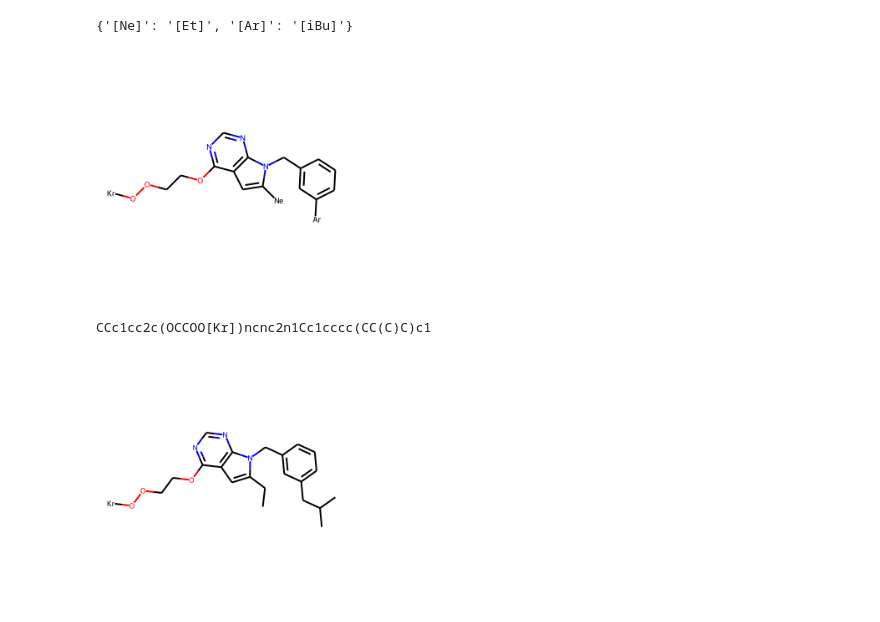
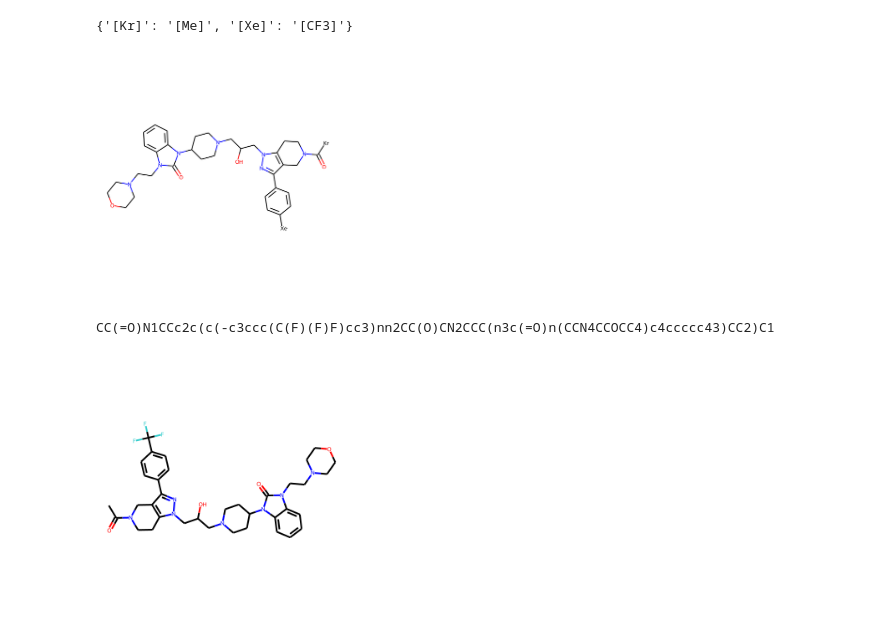
Before and after one commit to thomas0809/MolScribe, a Jupyter notebook: notebook/R_group_canonicalization.ipynb, the cells around one changed output. Drawn from its saved outputs; the diff is of its cells as text; code cells hidden in the pictures.

```diff
--- a/notebook/R_group_canonicalization.ipynb
+++ b/notebook/R_group_canonicalization.ipynb
@@ -70,8 +70,10 @@ reverse_substitutions = {
 # %%
 R_groups = ["[R]", "[R1]", "[R2]", "[R3]", "[R4]", "[R5]"]
 placeholder_atoms = ["[Ne]", "[Ar]", "[Kr]", "[Xe]", "[Rn]", "[Nd]", "[Yb]", "[At]", "[Fm]", "[Er]"]
+placeholder_atoms = ["[Kr]", "[Xe]", "[Rn]", "[Nd]", "[Yb]", "[At]", "[Fm]", "[Er]"]  # test
 # %%
 extracted_smi = "[R1]OOCCOC1=NC=NC2=C1C=C([Et])N2CC1C=C([iBu])C=CC=1"
+extracted_smi = "C([Me])(N1CC2C(C3C=CC([CF3])=CC=3)=NN(CC(O)CN3CCC(N4C(=O)N(CCN5CCOCC5)C5C=CC=CC4=5)CC3)C=2CC1)=O"
 sub_smi = extracted_smi
 
 i = 0
@@ -88,44 +90,46 @@ for r in R_groups:
     sub_smi = sub_smi.replace(r, placeholder_atom)        # no mapping needed for R groups
 
 m = Chem.MolFromSmiles(sub_smi)
-img = Draw.MolsToGridImage([m], subImgSize=(300, 300))
+img = Draw.MolsToGridImage([m], subImgSize=(600, 600))
 print(mappings)
 display(img)
 # %% [output]
-{'[Ne]': '[Et]', '[Ar]': '[iBu]'}
+{'[Kr]': '[Me]', '[Xe]': '[CF3]'}
-[figure, old version]
+[figure, new version]
 # %%
 mw = Chem.RWMol(m)     # convert to editable molecule
+for i, atom in enumerate(mw.GetAtoms()):
+
 
 for placeholder_atom, node in mappings.items():
     for i, atom in enumerate(mw.GetAtoms()):
         symbol = f"[{atom.GetSymbol()}]"
         if symbol == placeholder_atom:
             bond = atom.GetBonds()[0]                      # assuming R is singly bonded to the other atom
             adjacent_idx = bond.GetOtherAtomIdx(i)         # getting the idx of the other atom
             mw.RemoveAtom(i)
 
             adjacent_atom = mw.GetAtomWithIdx(adjacent_idx)
             adjacent_atom.SetNumRadicalElectrons(1)
 
             sub_smi = mappings[symbol]
             mR = Chem.MolFromSmiles(reverse_substitutions[sub_smi])
             combo = Chem.CombineMols(mw, mR)               # combine two subgraphs into a single graph
 
             bonding_atoms = []
             for j, new_atom in enumerate(combo.GetAtoms()):
                 if new_atom.GetNumRadicalElectrons() == 1:
                     new_atom.SetNumRadicalElectrons(0)     # reset radical electrons
                     bonding_atoms.append(j)
             assert len(bonding_atoms) == 2, bonding_atoms
 
             mw = Chem.RWMol(combo)
             mw.AddBond(bonding_atoms[0], bonding_atoms[1], order=Chem.rdchem.BondType.SINGLE)
             break
 
 img = Draw.MolsToGridImage([mw], subImgSize=(300,300))
 print(Chem.MolToSmiles(mw))
 display(img)
 # %% [output]
-CCc1cc2c(OCCOO[Kr])ncnc2n1Cc1cccc(CC(C)C)c1
+CC(=O)N1CCc2c(c(-c3ccc(C(F)(F)F)cc3)nn2CC(O)CN2CCC(n3c(=O)n(CCN4CCOCC4)c4ccccc43)CC2)C1
-[figure, old version]
+[figure, new version]
```
